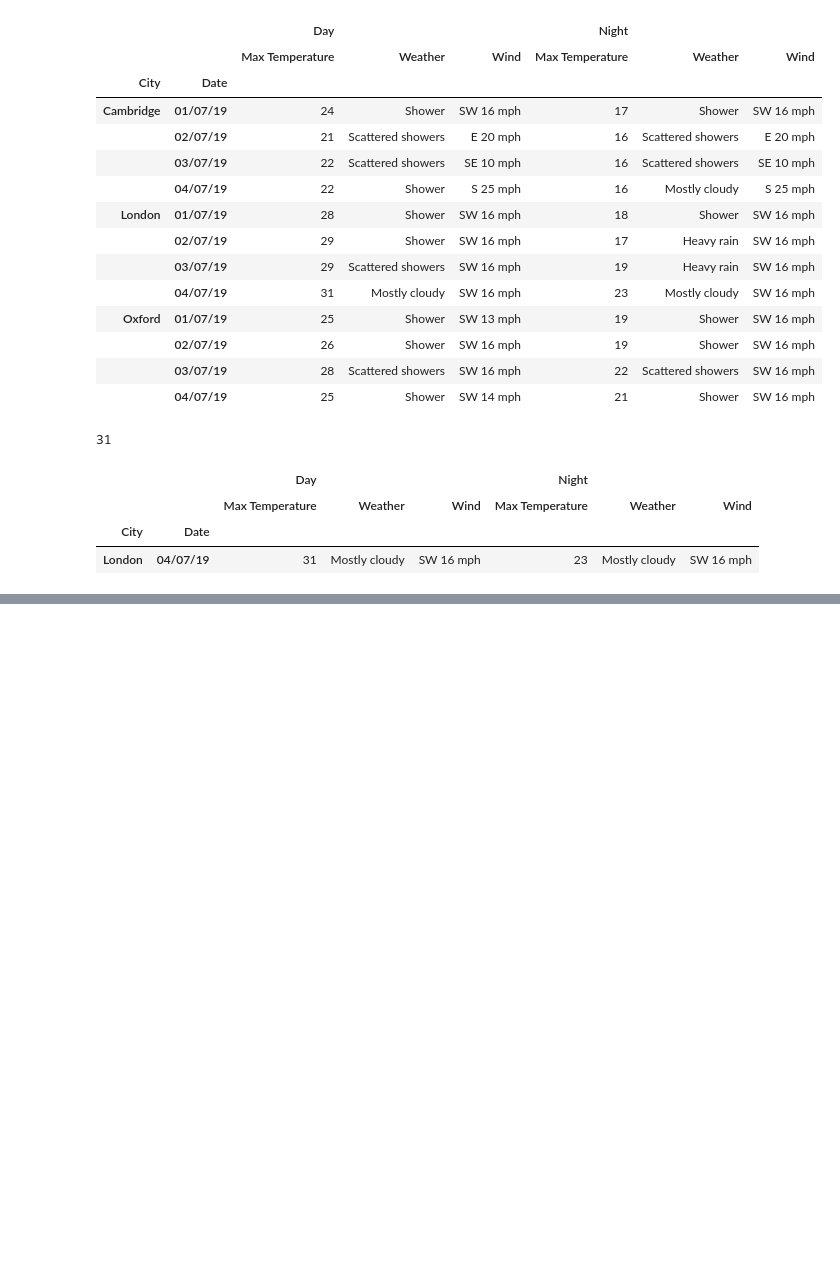
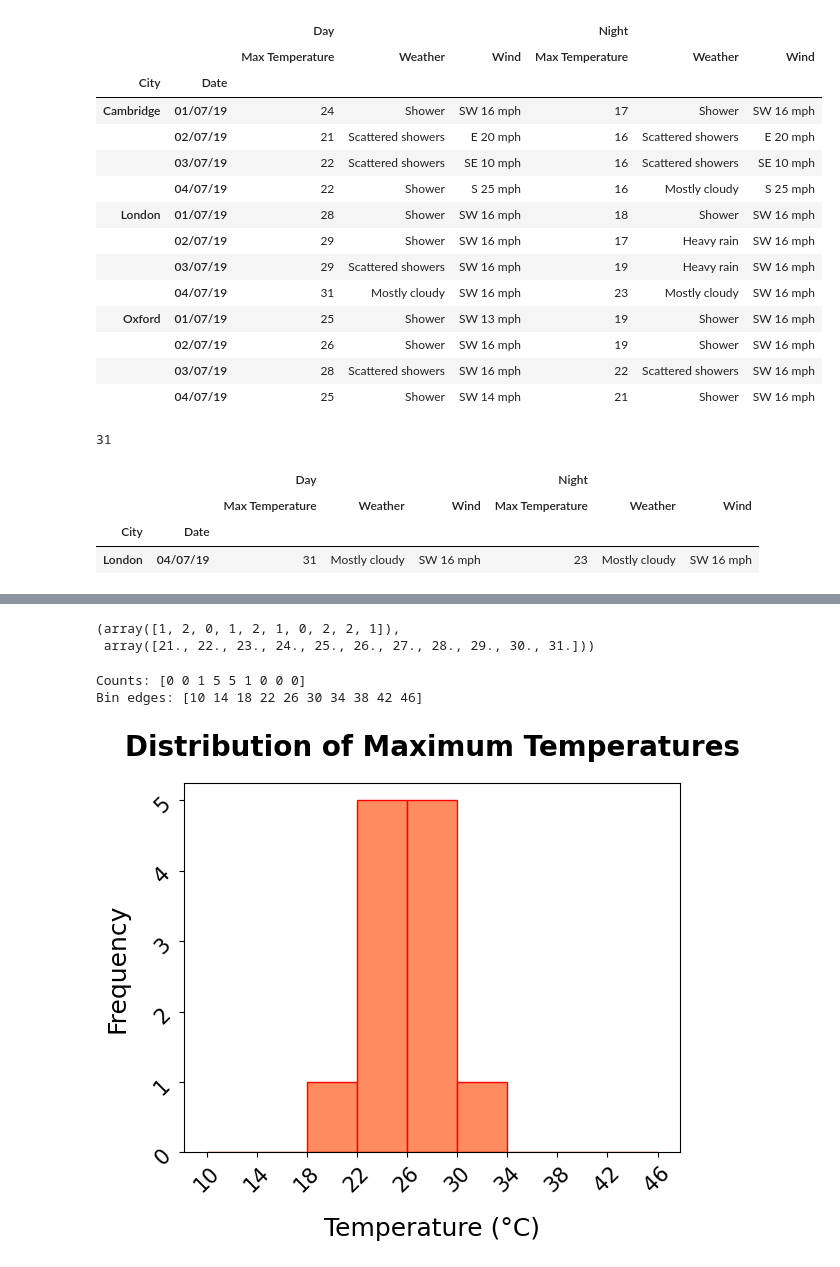
Before and after one commit to tdm09/Apuntes2039, a Jupyter notebook: 041_multiindex_selection.ipynb, the cells around one changed output, grey strips where cells are left out. Drawn from its saved outputs; the diff is of its cells as text; code cells hidden in the pictures; blank space fills up the shorter version.

```diff
--- a/041_multiindex_selection.ipynb
+++ b/041_multiindex_selection.ipynb
@@ -707,3 +717,40 @@ plt.show()
+# %%
+counts, bin_edges = np.histogram(max_temp, bins=10)
+counts, bin_edges
+# %% [output]
+(array([1, 2, 0, 1, 2, 1, 0, 2, 2, 1]),
+ array([21., 22., 23., 24., 25., 26., 27., 28., 29., 30., 31.]))
+# %%
+# Define bin edges with range
+bin_edges = np.arange(10, 50, 4)
+
+# Calculate the histogram counts based on these bin edges if needed
+counts, _ = np.histogram(max_temp, bins=bin_edges)
+print("Counts:", counts)
+print("Bin edges:", bin_edges)
+
+# Plot using sns.histplot with specified bin edges
+sns.histplot(max_temp,
+             alpha=0.9,
+             color='coral',
+             edgecolor='red',
+             bins=bin_edges)
+
+# Titles and labels
+plt.title("Distribution of Maximum Temperatures", fontsize=20, fontweight='bold', pad=20)
+plt.xlabel("Temperature (°C)", fontsize=18, labelpad=15)
+plt.ylabel("Frequency", fontsize=18, labelpad=15)
+
+# Set xticks and yticks properties
+plt.xticks(bin_edges, fontsize=15, rotation=45)
+plt.yticks(fontsize=15, rotation=45)
+
+# Display the plot
+plt.show()
+# %% [output]
+Counts: [0 0 1 5 5 1 0 0 0]
+Bin edges: [10 14 18 22 26 30 34 38 42 46]
+[figure, added]
 # %%
 sns.boxplot(#x = df["total_bill"],
     x = max_temp,
```
Also changed, not shown: parts of 15 cells of this notebook.
